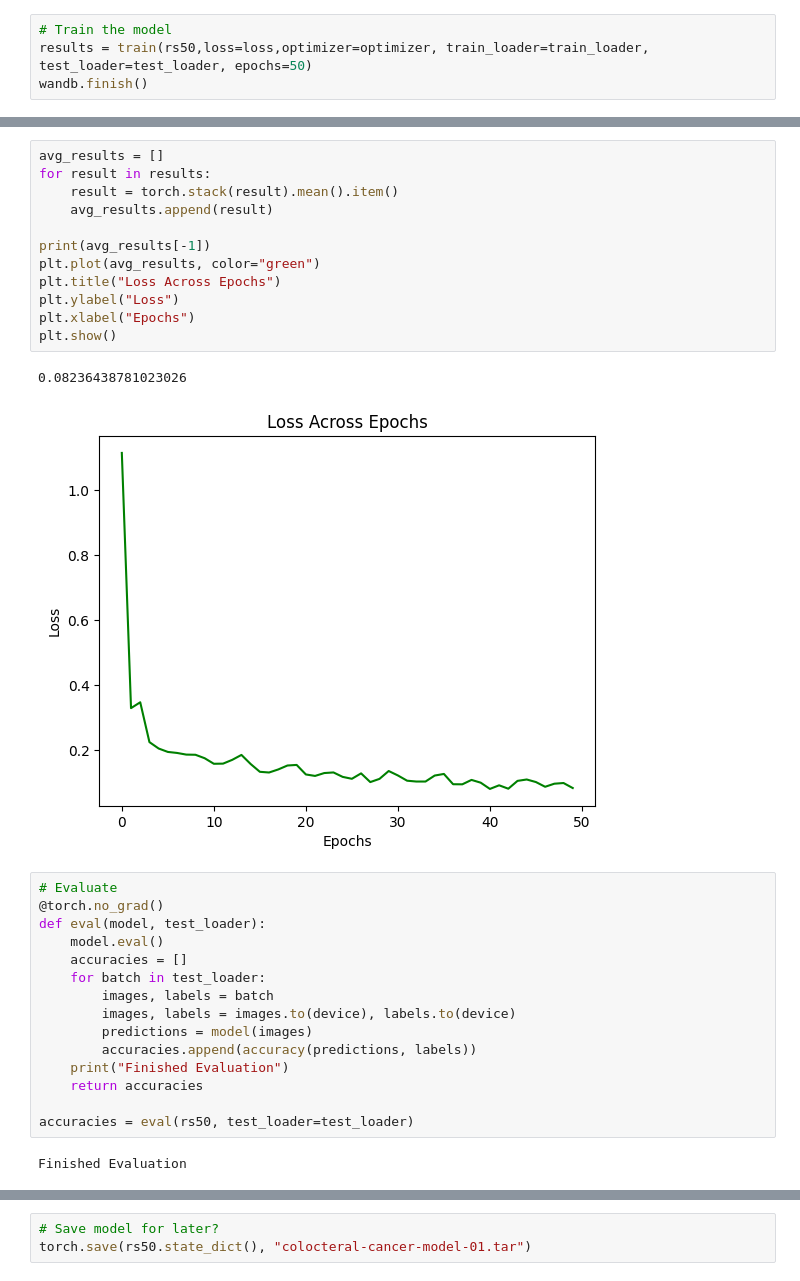
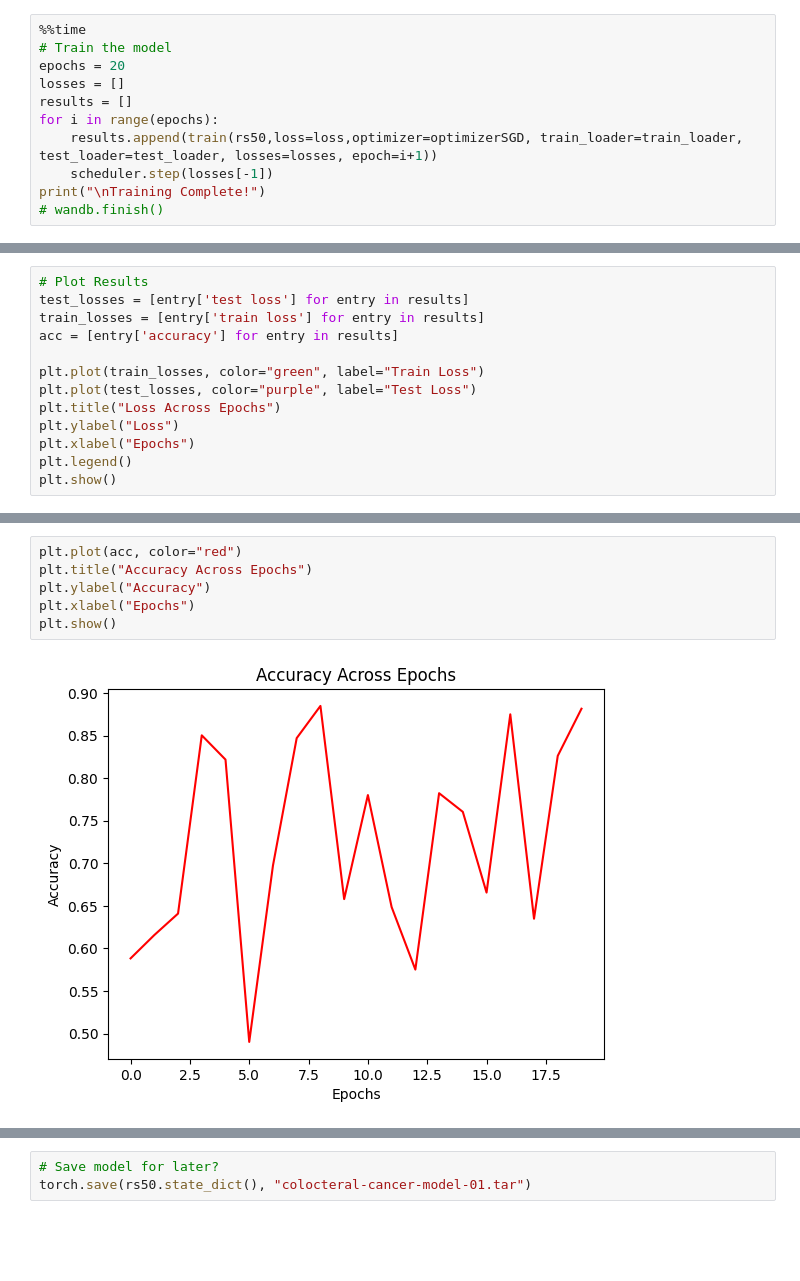
Before and after one commit to DimitriKaragiannakis99/CNN-Image-Classification, a Jupyter notebook: ColectoralClassification.ipynb, the cells around one changed output, grey strips where cells are left out. Drawn from its saved outputs; the diff is of its cells as text; blank space fills up the shorter version.

Commit message:
Added lr scheduler and trained for 20 epochs

```diff
--- a/ColectoralClassification.ipynb
+++ b/ColectoralClassification.ipynb
@@ -143,6 +154,13 @@ def train(model, loss, optimizer, train_loader, test_loader, epochs):
 # %%
+%%time
 # Train the model
-results = train(rs50,loss=loss,optimizer=optimizer, train_loader=train_loader, test_loader=test_loader, epochs=50)
-wandb.finish()
+epochs = 20
+losses = []
+results = []
+for i in range(epochs):
+    results.append(train(rs50,loss=loss,optimizer=optimizerSGD, train_loader=train_loader, test_loader=test_loader, losses=losses, epoch=i+1))
+    scheduler.step(losses[-1])
+print("\nTraining Complete!")
+# wandb.finish()
 # %% [output]
 Training Complete!
@@ -152,0 +169,13 @@ Find logs at: .\wandb\run-20241026_235305-9nve4nag\logs
+# %%
+# Plot Results
+test_losses = [entry['test loss'] for entry in results]
+train_losses = [entry['train loss'] for entry in results]
+acc = [entry['accuracy'] for entry in results]
+
+plt.plot(train_losses, color="green", label="Train Loss")
+plt.plot(test_losses, color="purple", label="Test Loss")
+plt.title("Loss Across Epochs")
+plt.ylabel("Loss")
+plt.xlabel("Epochs")
+plt.legend()
+plt.show()
@@ -153,32 +184,8 @@ Find logs at: .\wandb\run-20241026_235305-9nve4nag\logs
 # %%
-avg_results = []
-for result in results:
-    result = torch.stack(result).mean().item()
-    avg_results.append(result)
-
-print(avg_results[-1])
-plt.plot(avg_results, color="green")
-plt.title("Loss Across Epochs")
-plt.ylabel("Loss")
+plt.plot(acc, color="red")
+plt.title("Accuracy Across Epochs")
+plt.ylabel("Accuracy")
 plt.xlabel("Epochs")
 plt.show()
 # %% [output]
-0.08236438781023026
-[figure, old version]
+[figure, new version]
-# %%
-# Evaluate
-@torch.no_grad()
-def eval(model, test_loader):
-    model.eval()
-    accuracies = []
-    for batch in test_loader:
-        images, labels = batch
-        images, labels = images.to(device), labels.to(device)
-        predictions = model(images)
-        accuracies.append(accuracy(predictions, labels))
-    print("Finished Evaluation")
-    return accuracies
-
-accuracies = eval(rs50, test_loader=test_loader)
-# %% [output]
-Finished Evaluation
```
Also changed, not shown: parts of 11 cells of this notebook.
